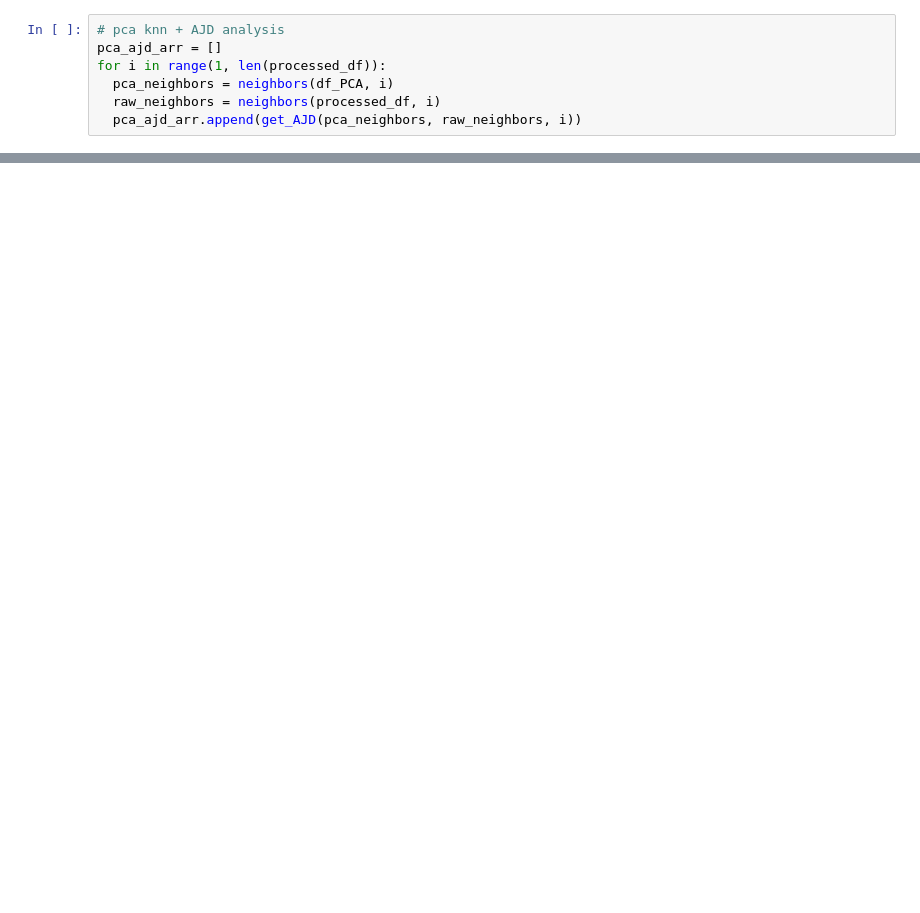
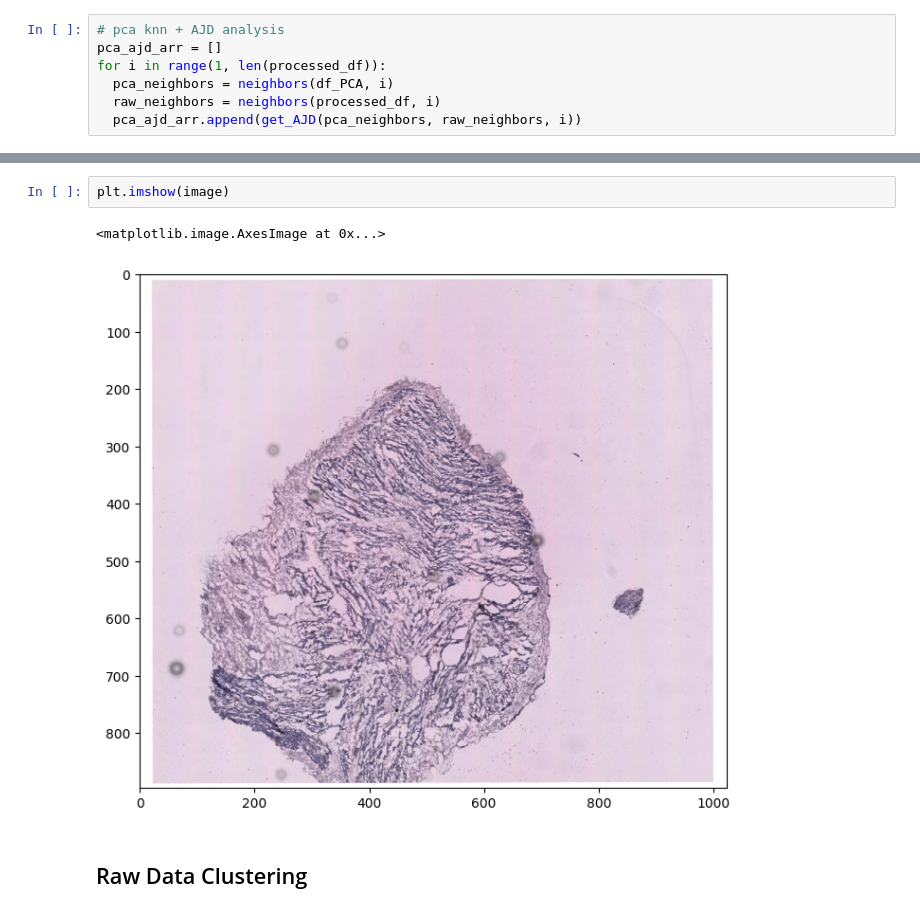
Before and after one commit to cdkostov/crazy-insane-research, a Jupyter notebook: AJDandKNN.ipynb, the cells around one changed output, grey strips where cells are left out. Saved outputs shown, nothing was run; the diff lists cells and outputs as text; blank space fills up the shorter version.

```diff
--- a/AJDandKNN.ipynb
+++ b/AJDandKNN.ipynb
@@ -178,0 +276,7 @@ plt.show()
+# %%
+plt.imshow(image)
+# %% [output]
+<matplotlib.image.AxesImage at 0x...>
+[figure, added]
+# %% [markdown]
+## Raw Data Clustering
```
Also changed, not shown: parts of 55 cells of this notebook.
